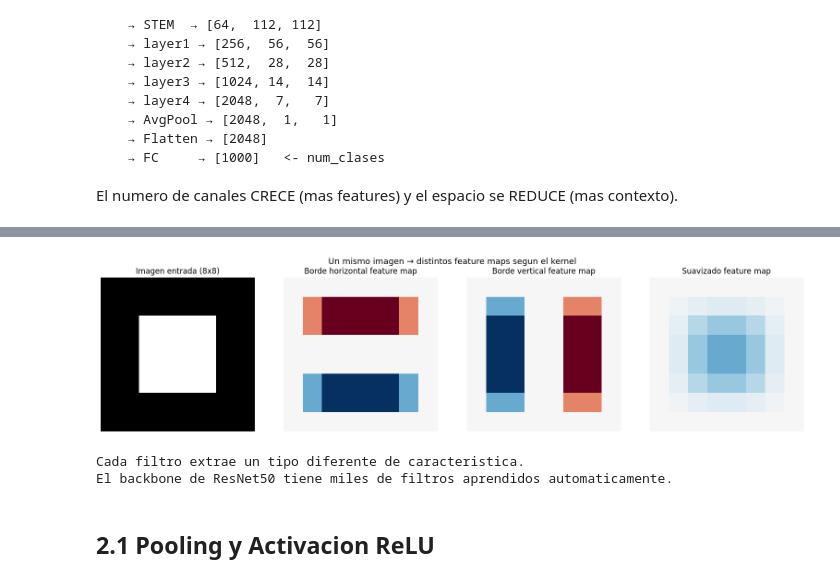
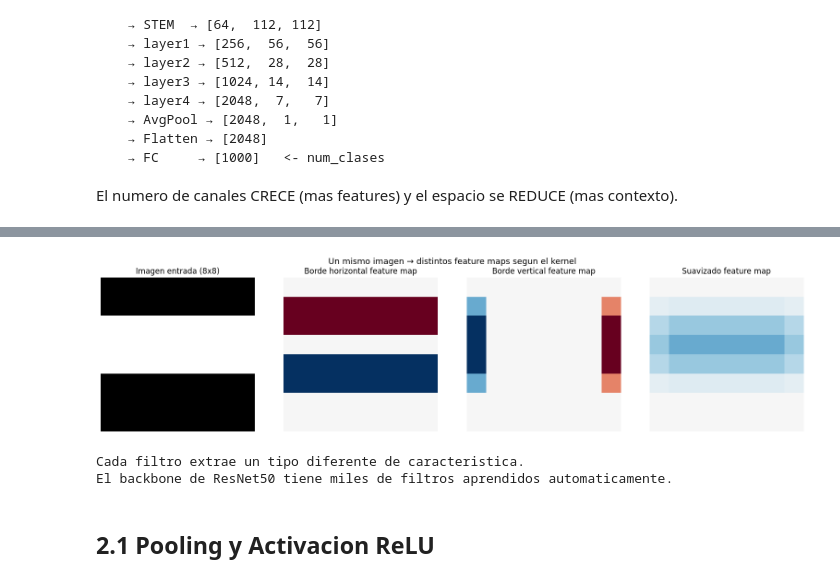
Before and after one commit to aves-1965/IA5.2_Computer_Vision, a Jupyter notebook: u_1/practica/red_n/redes_neuronales_cnn.ipynb, the cells around one changed output, grey strips where cells are left out. Saved outputs shown, nothing was run; the diff lists cells and outputs as text; code cells hidden in the pictures.

```diff
--- a/u_1/practica/red_n/redes_neuronales_cnn.ipynb
+++ b/u_1/practica/red_n/redes_neuronales_cnn.ipynb
@@ -180,7 +180,7 @@ El numero de canales CRECE (mas features) y el espacio se REDUCE (mas contexto).
 # %%
 # Ejemplo: distintos kernels producen distintos feature maps
 img_simple = torch.zeros(8, 8)
-img_simple[2:6, 2:6] = 1.0  # cuadrado blanco en el centro
+img_simple[2:5, ] = 1.0  # cuadrado blanco en el centro
 
 kernels = {
     "Borde horizontal": torch.tensor([[ 1., 2., 1.],
@@ -221,4 +221,4 @@ print("El backbone de ResNet50 tiene miles de filtros aprendidos automaticamente
-[figure, old version]
+[figure, new version]
 Cada filtro extrae un tipo diferente de caracteristica.
 El backbone de ResNet50 tiene miles de filtros aprendidos automaticamente.
 # %% [markdown]
```
Also changed, not shown: parts of 6 cells of this notebook, 1 other file.
